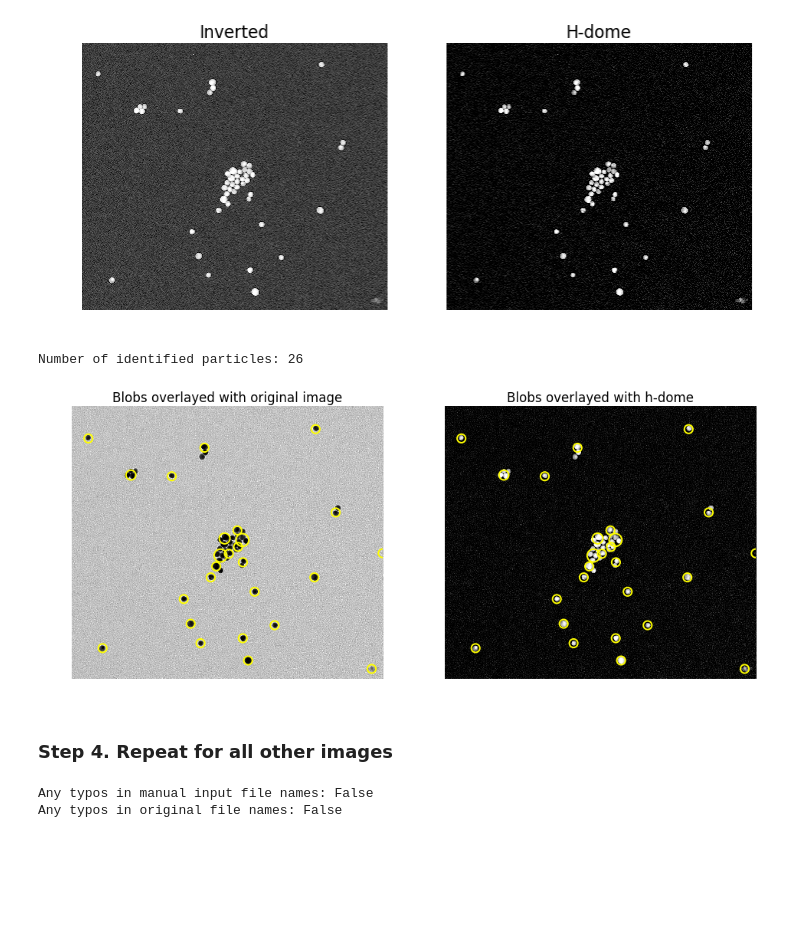
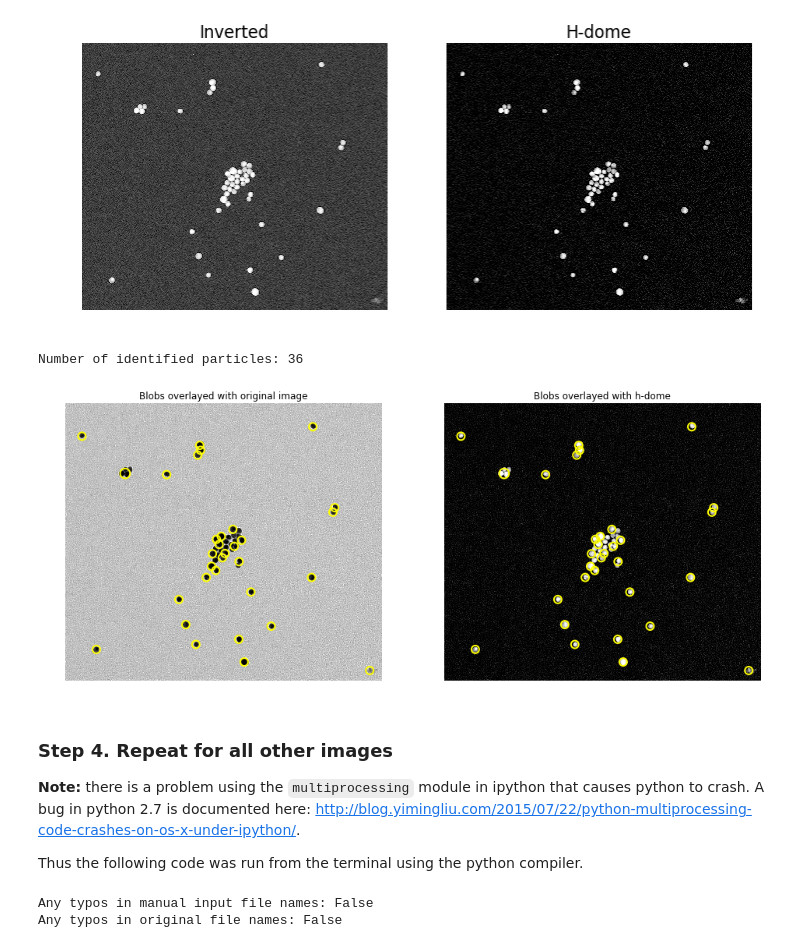
Before and after one commit to dbricare/imageanalysis, a Jupyter notebook: 2015-10 TEM Blob Detection.ipynb, the cells around one changed output. Saved outputs shown, nothing was run; the diff lists cells and outputs as text; code cells hidden in the pictures; blank space fills up the shorter version.

```diff
--- a/2015-10 TEM Blob Detection.ipynb
+++ b/2015-10 TEM Blob Detection.ipynb
@@ -116,6 +120,11 @@ blobsh = blob_log(imghdome, **kwargs)
 # Convert gaussian sigma values to blob radii
 blobsh[:, 2] = blobsh[:, 2] * sqrt(2)
 # %%
+# Remove detected blobs that overlap with the edge
+crop = kwargs['max_sigma']
+blobslct = blobsh[(blobsh[:,0] > crop) & (blobsh[:,0] < imghdome.shape[0]-crop)
+                    & (blobsh[:,1] > crop) & (blobsh[:,1] < imghdome.shape[1]-crop)]
+
 print('')
 print('Number of identified particles:', blobsh.shape[0])
 print('')
@@ -125,7 +134,7 @@ fig, (ax1, ax2) = plt.subplots(1, 2, figsize=(16,8))
 ax1.axis('off')
 ax1.set_title('Blobs overlayed with original image')
 ax1.imshow(aggray, cmap='gray')
-for blob in blobsh:
+for blob in blobslct:
     y, x, r = blob
     c = plt.Circle((x, y), r, color='yellow', linewidth=2, fill=False)
     ax1.add_patch(c)
@@ -133,7 +142,7 @@ for blob in blobsh:
 ax2.axis('off')
 ax2.set_title('Blobs overlayed with h-dome')
 ax2.imshow(imghdome, cmap='gray')
-for blob in blobsh:
+for blob in blobslct:
     y, x, r = blob
     c = plt.Circle((x, y), r, color='yellow', linewidth=2, fill=False)
     ax2.add_patch(c)
@@ -209,9 +218,9 @@ ax2.imshow(imghdome, cmap='gray')
 [figure]
 # %%
 kwargs = {}
-kwargs['min_sigma'] = 20
-kwargs['max_sigma'] = 30
-kwargs['num_sigma'] = 10
+kwargs['min_sigma'] = 18
+kwargs['max_sigma'] = 23
+kwargs['num_sigma'] = 5
 kwargs['threshold'] = 0.01
 kwargs['overlap'] = 0.4
 
@@ -220,30 +229,39 @@ blobsau = blob_log(imghdome, **kwargs)
 # Convert gaussian sigma values to blob radii
 blobsau[:, 2] = blobsau[:, 2] * sqrt(2)
 # %%
+# Remove detected blobs that overlap with the edge
+crop = kwargs['max_sigma']
+blobslct = blobsau[(blobsau[:,0] > crop) & (blobsau[:,0] < imghdome.shape[0]-crop)
+                    & (blobsau[:,1] > crop) & (blobsau[:,1] < imghdome.shape[1]-crop)]
+
 print('')
 print('Number of identified particles:', blobsau.shape[0])
 print('')
 
 fig, (ax1, ax2) = plt.subplots(1, 2, figsize=(16,8))
 
 ax1.axis('off')
 ax1.set_title('Blobs overlayed with original image')
 ax1.imshow(augray, cmap='gray')
-for blob in blobsau:
+for blob in blobslct:
     y, x, r = blob
     c = plt.Circle((x, y), r, color='yellow', linewidth=2, fill=False)
     ax1.add_patch(c)
 
 ax2.axis('off')
 ax2.set_title('Blobs overlayed with h-dome')
 ax2.imshow(imghdome, cmap='gray')
-for blob in blobsau:
+for blob in blobslct:
     y, x, r = blob
     c = plt.Circle((x, y), r, color='yellow', linewidth=2, fill=False)
     ax2.add_patch(c)
 # %% [output]
-Number of identified particles: 26
+Number of identified particles: 36
-[figure, old version]
+[figure, new version]
-# %% [markdown]
-### Step 4. Repeat for all other images
+# %% [markdown]
+### Step 4. Repeat for all other images
+
+<b>Note:</b> there is a problem using the `multiprocessing` module in ipython that causes python to crash. A bug in python 2.7 is documented here: http://blog.yimingliu.com/2015/07/22/python-multiprocessing-code-crashes-on-os-x-under-ipython/.
+
+Thus the following code was run from the terminal using the python compiler.
 # %%
```
Also changed, not shown: parts of 6 cells of this notebook, 1 other file.
